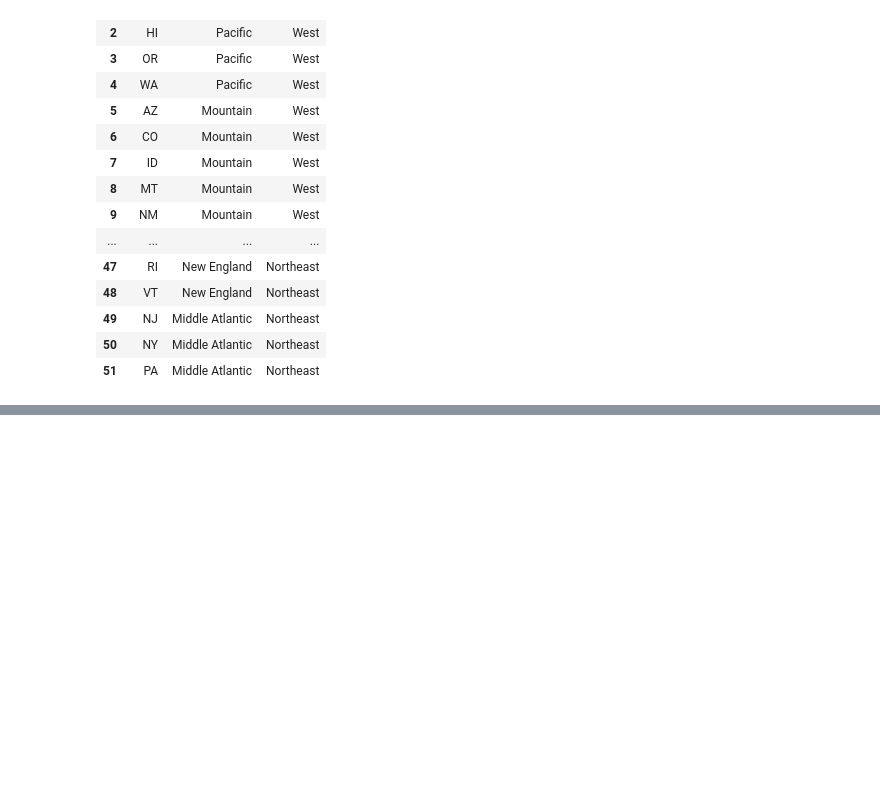
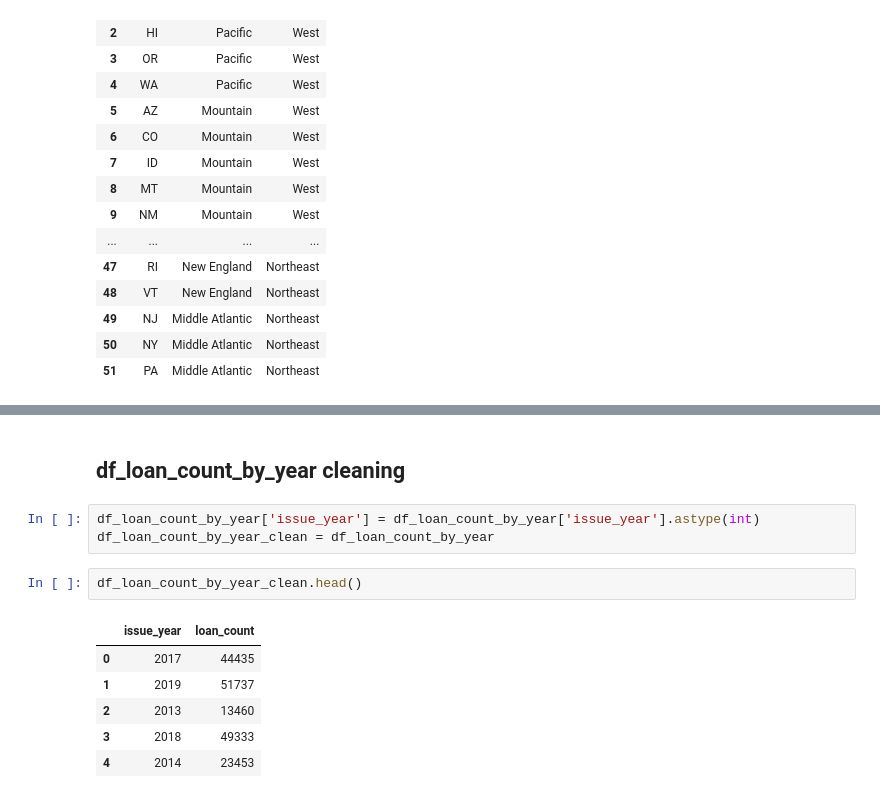
Before and after one commit to Marc-Bouche/fintech-performance-analysis, a Jupyter notebook: Code.ipynb, the cells around one changed output, grey strips where cells are left out. Drawn from its saved outputs; the diff is of its cells as text; blank space fills up the shorter version.

```diff
--- a/Code.ipynb
+++ b/Code.ipynb
@@ -165,0 +253,14 @@ df_state_region.head(60)
+# %% [markdown]
+## df_loan_count_by_year cleaning
+# %%
+df_loan_count_by_year['issue_year'] = df_loan_count_by_year['issue_year'].astype(int)
+df_loan_count_by_year_clean = df_loan_count_by_year
+# %%
+df_loan_count_by_year_clean.head()
+# %% [output]
+|  | issue_year | loan_count |
+| 0 | 2017 | 44435 |
+| 1 | 2019 | 51737 |
+| 2 | 2013 | 13460 |
+| 3 | 2018 | 49333 |
+| 4 | 2014 | 23453 |
```
Also changed, not shown: parts of 20 cells of this notebook.
